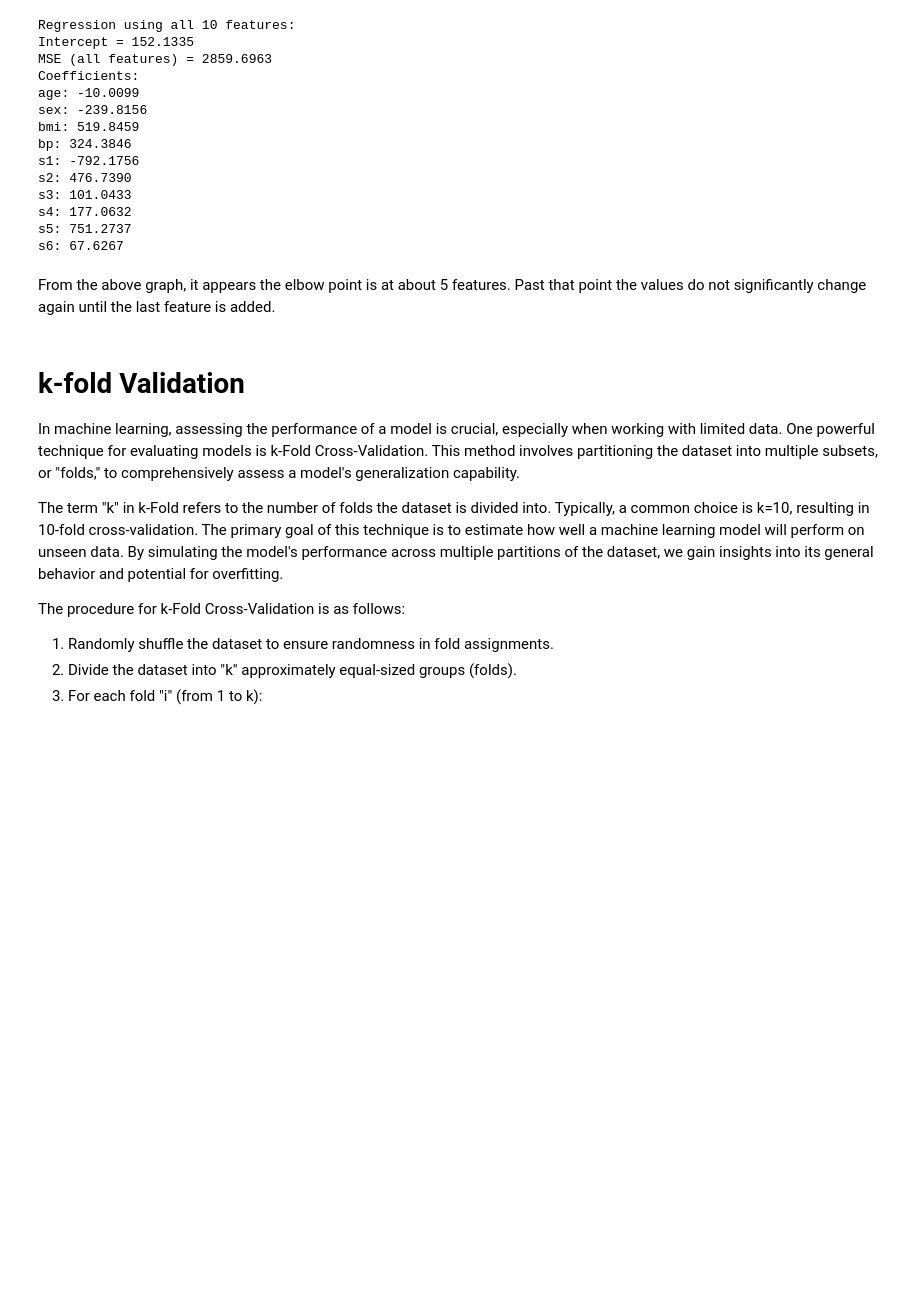
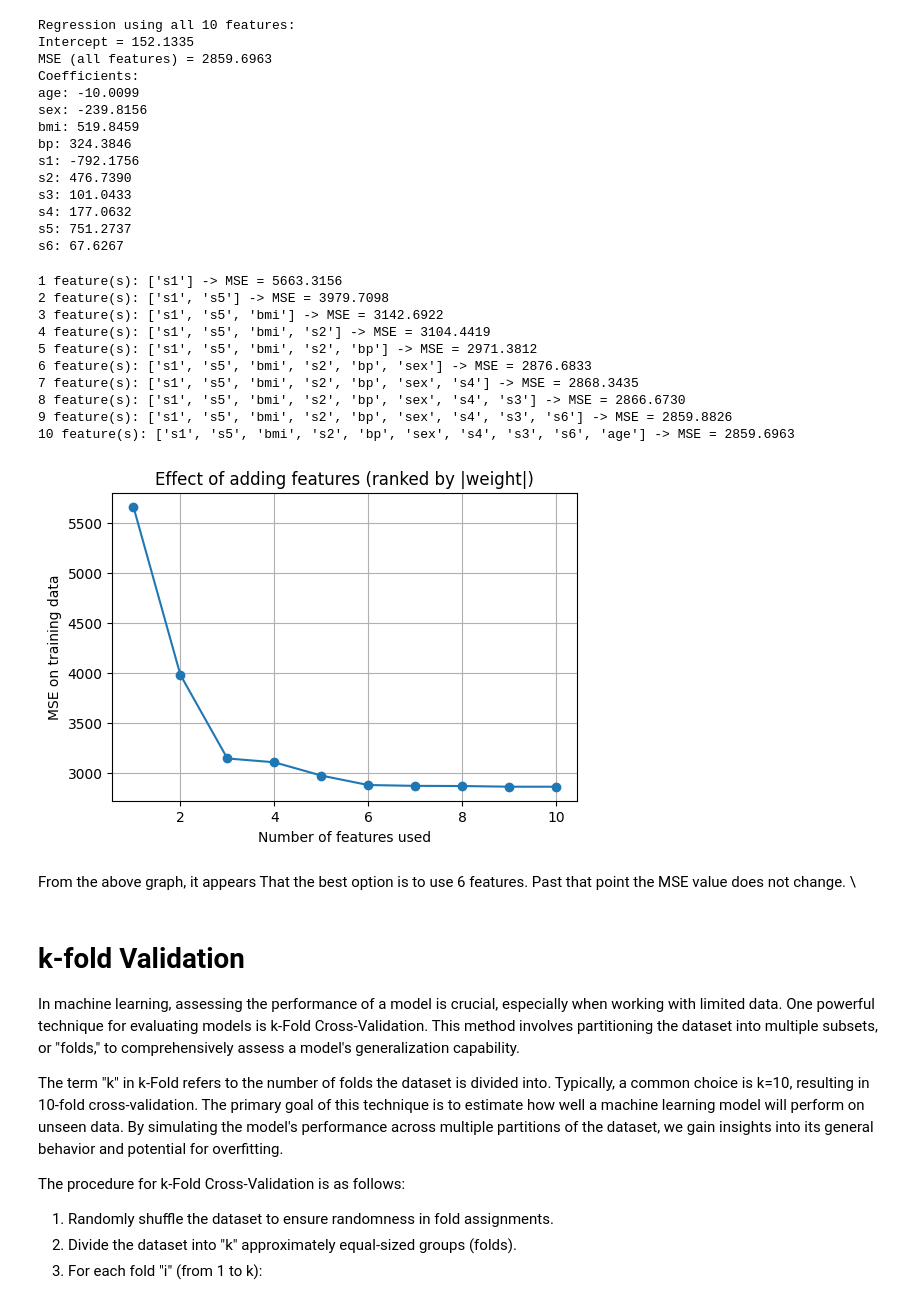
Before and after one commit to BenoitBenM/CW2_ML, a Jupyter notebook: 02_ML_LR.ipynb, the cells around one changed output. Cells and saved outputs as stored; diff of their text form; code cells hidden in the pictures; blank space fills up the shorter version.

```diff
--- a/02_ML_LR.ipynb
+++ b/02_ML_LR.ipynb
@@ -738,8 +738,68 @@ s3: 101.0433
 s4: 177.0632
 s5: 751.2737
 s6: 67.6267
+# %%
+# Task 4 (continued)
+
+# Now that the features have been ranked manually based on the absolute values
+# of their weights in the full 10-feature regression, I progressively add them
+# and compute the MSE each time. This shows how the model improves as more
+# important features are included.
+
+ordered_by_weight = [
+    "s1",
+    "s5",
+    "bmi",
+    "s2",
+    "bp",
+    "sex",
+    "s4",
+    "s3",
+    "s6",
+    "age"
+]
+
+mse_list = []
+nb_features_list = []
+
+for k in range(1, len(ordered_by_weight) + 1):
+    current_features = ordered_by_weight[:k]
+    X = diabetes_data[current_features].values
+    Y = diabetes_data["DP"].values
+
+    model = LinearRegression()
+    model.fit(X, Y)
+
+    y_vals = model.predict(X)
+    mse = mean_squared_error(Y, y_vals)
+
+    nb_features_list.append(k)
+    mse_list.append(mse)
+
+    print(f"{k} feature(s): {current_features} -> MSE = {mse:.4f}")
+
+# Plot the evolution of the MSE as more features are added
+plt.figure(figsize=(6, 4))
+plt.plot(nb_features_list, mse_list, marker='o')
+plt.xlabel("Number of features used")
+plt.ylabel("MSE on training data")
+plt.title("Effect of adding features (ranked by |weight|)")
+plt.grid(True)
+plt.show()
+# %% [output]
+1 feature(s): ['s1'] -> MSE = 5663.3156
+2 feature(s): ['s1', 's5'] -> MSE = 3979.7098
+3 feature(s): ['s1', 's5', 'bmi'] -> MSE = 3142.6922
+4 feature(s): ['s1', 's5', 'bmi', 's2'] -> MSE = 3104.4419
+5 feature(s): ['s1', 's5', 'bmi', 's2', 'bp'] -> MSE = 2971.3812
+6 feature(s): ['s1', 's5', 'bmi', 's2', 'bp', 'sex'] -> MSE = 2876.6833
+7 feature(s): ['s1', 's5', 'bmi', 's2', 'bp', 'sex', 's4'] -> MSE = 2868.3435
+8 feature(s): ['s1', 's5', 'bmi', 's2', 'bp', 'sex', 's4', 's3'] -> MSE = 2866.6730
+9 feature(s): ['s1', 's5', 'bmi', 's2', 'bp', 'sex', 's4', 's3', 's6'] -> MSE = 2859.8826
+10 feature(s): ['s1', 's5', 'bmi', 's2', 'bp', 'sex', 's4', 's3', 's6', 'age'] -> MSE = 2859.6963
+[figure, added]
 # %% [markdown]
-From the above graph, it appears the elbow point is at about 5 features. Past that point the values do not significantly change again until the last feature is added.
+From the above graph, it appears That the best option is to use 6 features. Past that point the MSE value does not change. \
 # %% [markdown]
 # k-fold Validation
 
```
Also changed, not shown: parts of 1 cell of this notebook.
